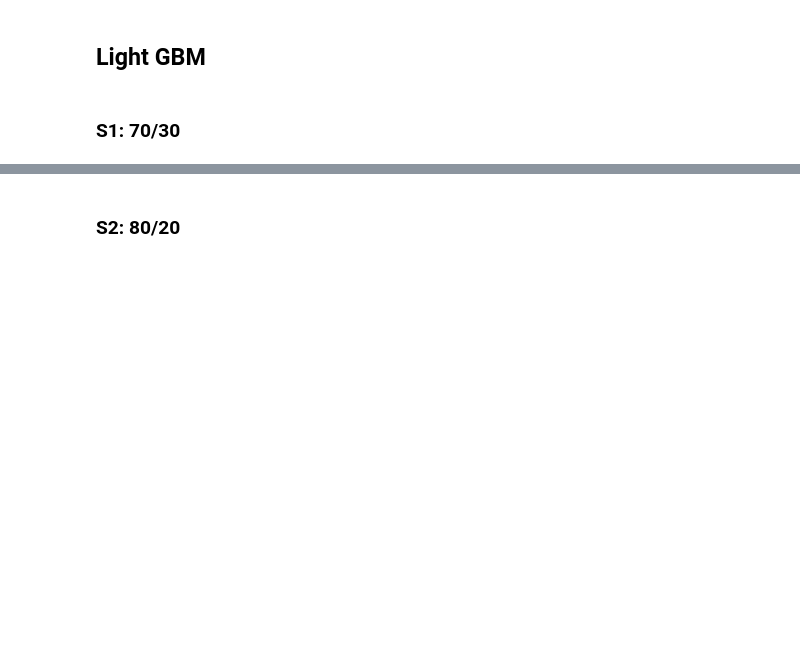
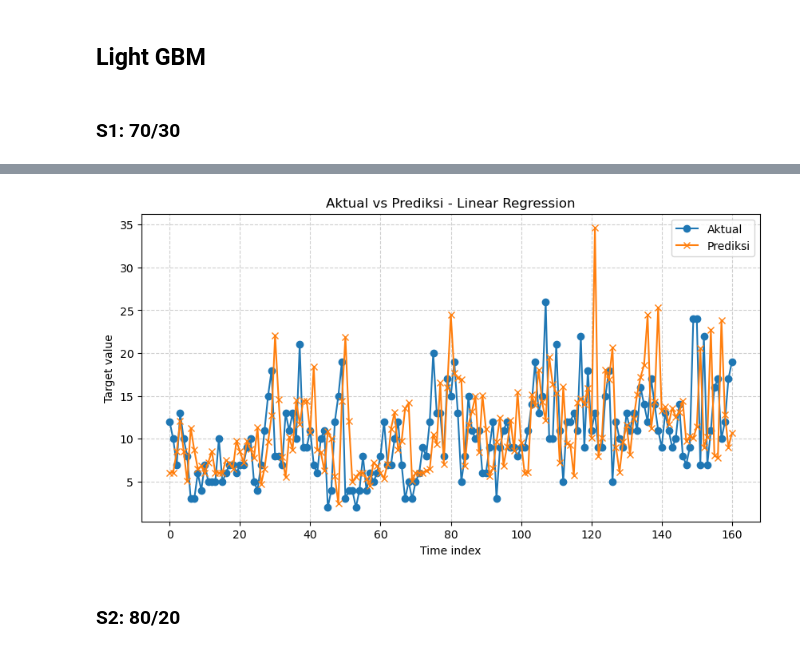
Before and after one commit to Ariwjy/Tugas-Machine-Learning, a Jupyter notebook: Regresi A5.ipynb, the cells around one changed output, grey strips where cells are left out. Saved outputs shown, nothing was run; the diff lists cells and outputs as text; code cells hidden in the pictures; blank space fills up the shorter version.

```diff
--- a/Regresi A5.ipynb
+++ b/Regresi A5.ipynb
@@ -274,3 +276,14 @@ plot(y_test_80, y_pred_XGBRegressor_80)
 ## Cat Boost
 # %% [markdown]
 ### S1: 70/30
+# %%
+CatBoostRegressor_70 = CatBoostRegressor(learning_rate=0.05, depth=7, n_estimators=1000, random_seed=42, verbose=0, save_snapshot=False)
+start_time = time.time()
+CatBoostRegressor_70.fit(X_train_70, y_train_70)
+end_time = time.time()
+
+trained_models_70["Cat Boost"] = CatBoostRegressor_70
+trained_times_70["Cat Boost"] = end_time - start_time
+
+y_pred_CatBoostRegressor_70 = CatBoostRegressor_70.predict(X_test_70)
+plot(y_test_70, y_pred_CatBoostRegressor_70)
@@ -280,3 +309,16 @@ plot(y_test_80, y_pred_XGBRegressor_80)
 ## Light GBM
 # %% [markdown]
 ### S1: 70/30
+# %%
+LGBMRegressor_70 = LGBMRegressor(learning_rate=0.05, max_depth=7, n_estimators=1000, random_state=42)
+
+start_time = time.time()
+LGBMRegressor_70.fit(X_train_70, y_train_70)
+end_time = time.time()
+
+trained_models_70["Light GBM"] = LGBMRegressor_70
+trained_times_70["Light GBM"] = end_time - start_time
+
+y_pred_LGBMRegressor_70 = LGBMRegressor_70.predict(X_test_70)
+plot(y_test_70, y_pred_LGBMRegressor_70)
+# %% [output]
@@ -283,2 +342,3 @@ plot(y_test_80, y_pred_XGBRegressor_80)
+[figure, added]
 # %% [markdown]
 ### S2: 80/20
```
Also changed, not shown: parts of 14 cells of this notebook.
